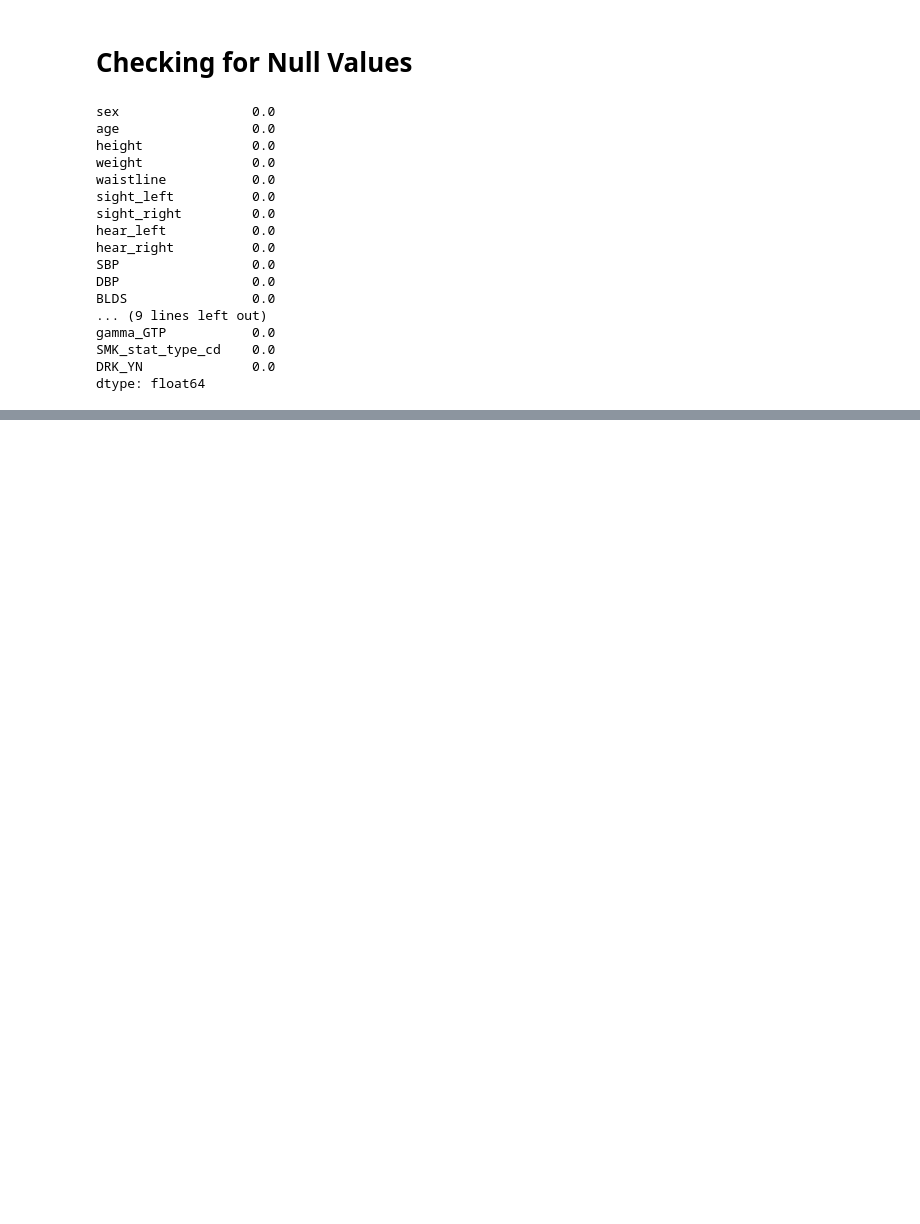
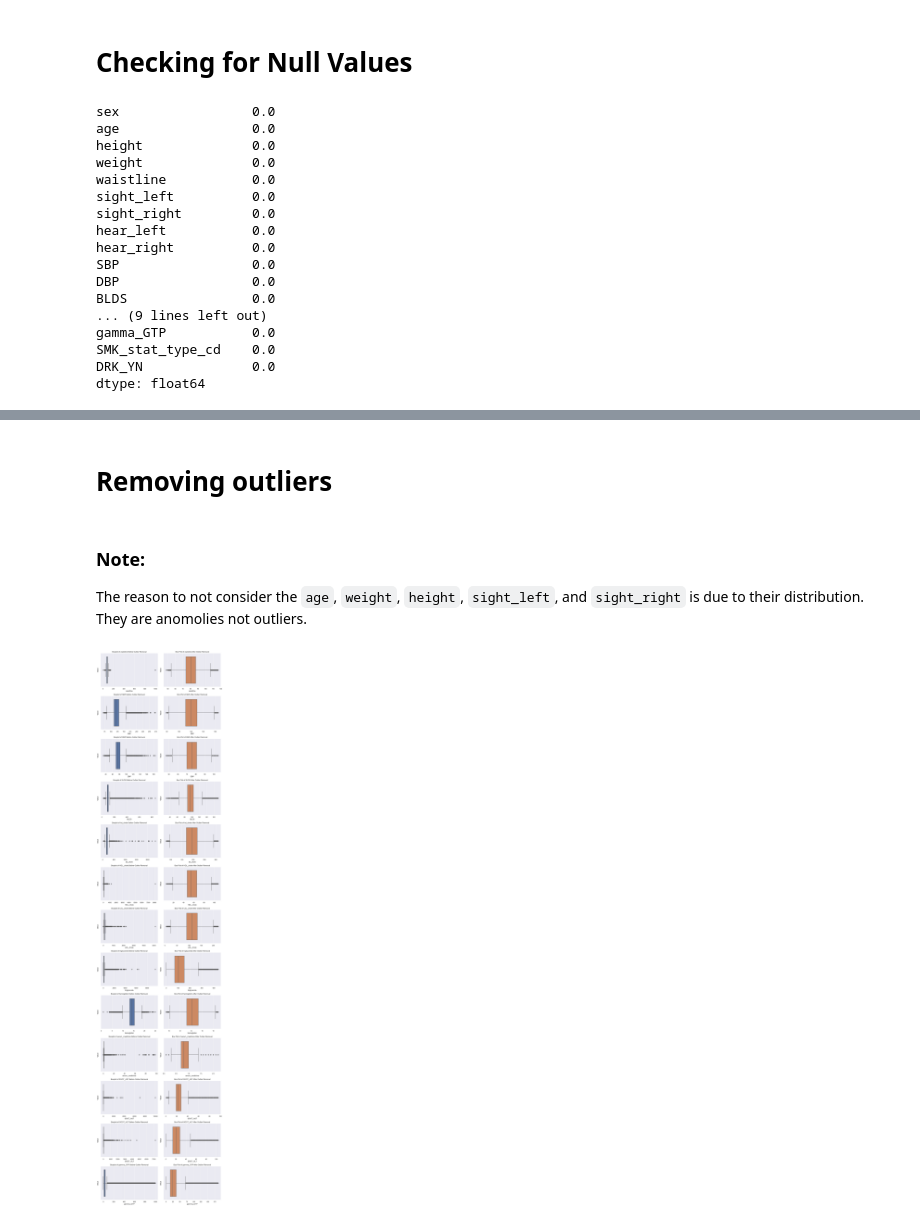
Before and after one commit to BVishal-Geek/Alcohol-Classification, a Jupyter notebook: src/Main.ipynb, the cells around one changed output, grey strips where cells are left out. Saved outputs shown, nothing was run; the diff lists cells and outputs as text; code cells hidden in the pictures; blank space fills up the shorter version.

```diff
--- a/src/Main.ipynb
+++ b/src/Main.ipynb
@@ -76,0 +182,4 @@ dtype: float64
+# %%
+df_["blindness"] = ((df['sight_left'] == 9.9) & (df['sight_right'] == 9.9)).astype(int)
+df_ = df_[(df_["sight_left"] < 9.9) & (df_["sight_right"] < 9.9)]
+df_.head()
@@ -76,0 +227,47 @@ dtype: float64
+# %% [markdown]
+# Removing outliers
+# %%
+columns_to_check = ['waistline', 'SBP', 'DBP', 'BLDS', 'tot_chole', 'HDL_chole', 'LDL_chole', 'triglyceride', 'hemoglobin', 'serum_creatinine', 'SGOT_AST', 'SGOT_ALT', 'gamma_GTP']
+# %%
+
+z_scores = (
+    df_[columns_to_check] - df_[columns_to_check].mean()
+) / df_[columns_to_check].std()
+
+# 3σ Standart deviation
+threshold = 3
+outliers = np.abs(z_scores) > threshold
+outlier_columns = outliers.columns[outliers.any()]
+df_cleaned = df_[~outliers.any(axis=1)]
+# %% [markdown]
+### Note:
+The reason to not consider the `age`, `weight`, `height`, `sight_left`, and `sight_right` is due to their distribution. They are anomolies not outliers.
+# %%
+num_rows = len(columns_to_check)
+num_cols = 2
+fig, axes = plt.subplots(num_rows, num_cols, figsize=(12
+                                                      , 4 * num_rows))
+sns.set(style="whitegrid")
+
+if num_rows == 1:
+    axes = np.expand_dims(axes, 0)
+
+for i, column in enumerate(columns_to_check):
+
+    sns.boxplot(data=df_, x=column, ax=axes[i, 0])
+    axes[i, 0].set_title('Boxplot of {} Before Outlier Removal'.format(column))
+    axes[i, 0].set_ylabel('Value')
+
+    sns.boxplot(
+        data=df_cleaned,
+        x=column,
+        ax=axes[i, 1],
+        color=sns.color_palette()[1]
+    )
+    axes[i, 1].set_title('Box Plot of {} After Outlier Removal'.format(column))
+    axes[i, 1].set_ylabel('Value')
+
+plt.tight_layout()
+plt.show()
+# %% [output]
+[figure, added]
```
Also changed, not shown: parts of 77 cells of this notebook.
